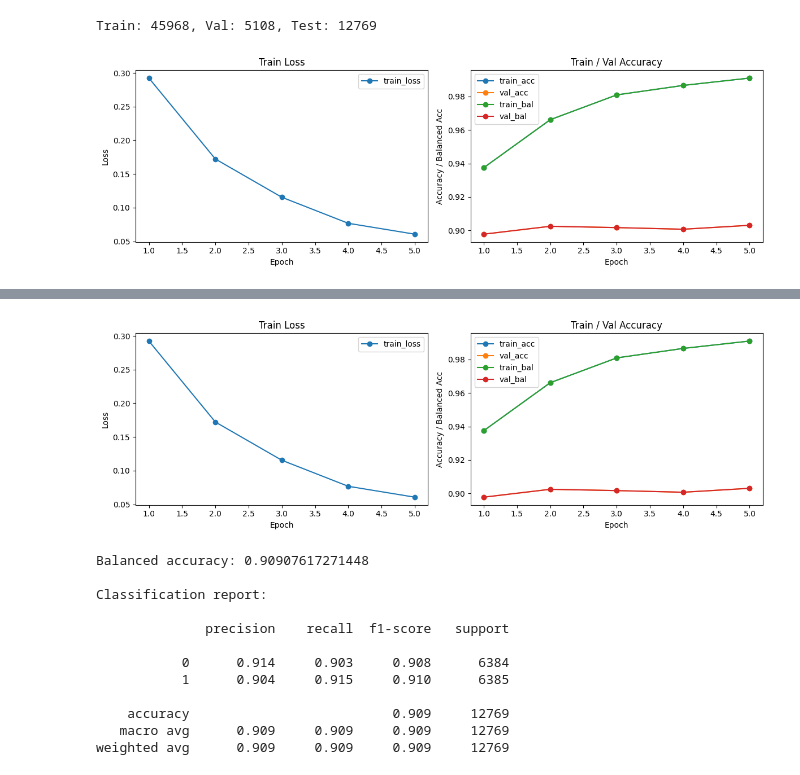
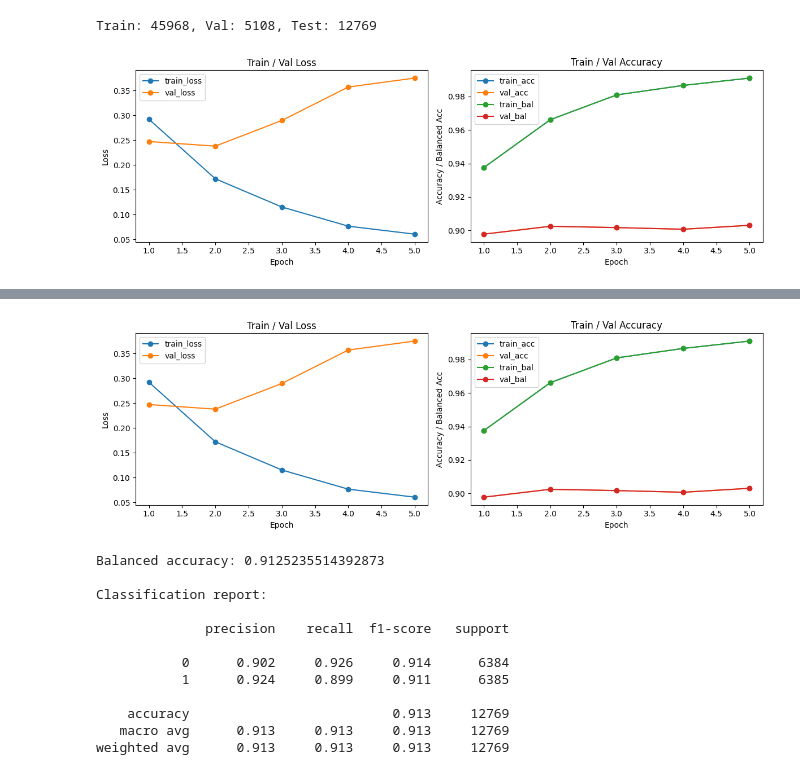
Before and after one commit to mcfiet/german-to-simple-language-metric, a Jupyter notebook: notebooks/sbert_finetune.ipynb, the cells around one changed output, grey strips where cells are left out. Drawn from its saved outputs; the diff is of its cells as text; code cells hidden in the pictures.

Commit message:
feat: implement early stopping

```diff
--- a/notebooks/sbert_finetune.ipynb
+++ b/notebooks/sbert_finetune.ipynb
@@ -19,7 +19,7 @@ MODEL_NAME = 'sentence-transformers/paraphrase-multilingual-MiniLM-L12-v2'
 TEST_SIZE = 0.2
 VAL_SIZE = 0.1
 BATCH_SIZE = 32
-EPOCHS = 5
+EPOCHS = 10
 LEARNING_RATE = 5e-5
 WEIGHT_DECAY = 0.01
 FREEZE_ENCODER = False
@@ -122,18 +122,25 @@ def eval_split(sentences, labels):
     bal = balanced_accuracy_score(labels, preds)
     return acc, bal
 
-# Live plotting trackers
+# Live plotting + early stopping trackers
 train_loss_hist, train_acc_hist, train_bal_hist = [], [], []
-val_acc_hist, val_bal_hist = [], []
+val_acc_hist, val_bal_hist, val_loss_hist = [], [], []
 fig, axes = plt.subplots(1, 2, figsize=(12, 4))
+
+patience = 3
+min_delta = 1e-4
+best_val_loss = float('inf')
+epochs_no_improve = 0
+best_state = None
 
 def plot_live(epochs_ran):
     axes[0].clear()
     axes[1].clear()
     axes[0].plot(epochs_ran, train_loss_hist, marker='o', label='train_loss')
+    axes[0].plot(epochs_ran, val_loss_hist, marker='o', label='val_loss')
     axes[0].set_xlabel('Epoch')
     axes[0].set_ylabel('Loss')
-    axes[0].set_title('Train Loss')
+    axes[0].set_title('Train / Val Loss')
     axes[0].legend()
 
     axes[1].plot(epochs_ran, train_acc_hist, marker='o', label='train_acc')
@@ -150,34 +157,69 @@ def plot_live(epochs_ran):
     display(fig)
 
 for epoch in range(EPOCHS):
     model.train()
     classifier.train()
     total_loss = 0.0
     for features, labels in train_dataloader:
         labels = labels.to(DEVICE)
         logits = forward_batch(features)
         loss = criterion(logits, labels)
         optimizer.zero_grad()
         loss.backward()
         optimizer.step()
         total_loss += loss.item()
 
     avg_loss = total_loss / len(train_dataloader)
     train_acc, train_bal = eval_split(list(X_train), list(map(int, y_train)))
     val_acc, val_bal = eval_split(val_sentences, val_labels)
 
     train_loss_hist.append(avg_loss)
     train_acc_hist.append(train_acc)
     train_bal_hist.append(train_bal)
     val_acc_hist.append(val_acc)
     val_bal_hist.append(val_bal)
+
+    # For early stopping, approximate val loss using logits
+    model.eval(); classifier.eval()
+    with torch.no_grad():
+        val_logits = []
+        val_targets = []
+        for i in range(0, len(val_sentences), BATCH_SIZE):
+            batch_sents = val_sentences[i:i+BATCH_SIZE]
+            batch_labels = torch.tensor(val_labels[i:i+BATCH_SIZE], device=DEVICE)
+            feats = model.tokenize(batch_sents)
+            logits = forward_batch(feats)
+            val_logits.append(logits.cpu())
+            val_targets.append(batch_labels.cpu())
+        val_logits = torch.cat(val_logits)
+        val_targets = torch.cat(val_targets)
+        val_loss = criterion(val_logits, val_targets).item()
+    val_loss_hist.append(val_loss)
+
+    improved = val_loss + min_delta < best_val_loss
+    if improved:
+        best_val_loss = val_loss
+        epochs_no_improve = 0
+        best_state = {
+            'model': {k: v.detach().cpu().clone() for k, v in model.state_dict().items()},
+            'classifier': {k: v.detach().cpu().clone() for k, v in classifier.state_dict().items()},
+        }
+    else:
+        epochs_no_improve += 1
+
     epochs_ran = range(1, len(train_loss_hist) + 1)
-
+    plot_live(epochs_ran)
 
     print(f"Epoch {epoch+1}/{EPOCHS} - loss {avg_loss:.4f} "
           f"train_acc {train_acc:.3f} train_bal {train_bal:.3f} "
-          f"val_acc {val_acc:.3f} val_bal {val_bal:.3f}")
+          f"val_acc {val_acc:.3f} val_bal {val_bal:.3f} val_loss {val_loss:.4f}")
 
-plot_live(epochs_ran)
+    if epochs_no_improve >= patience:
+        print(f"Early stopping at epoch {epoch+1} (patience={patience})")
+        break
+
+if best_state:
+    model.load_state_dict(best_state['model'])
+    classifier.load_state_dict(best_state['classifier'])
 # %% [output]
-[figure, old version]
+[figure, new version]
@@ -184,4 +228,4 @@ plot_live(epochs_ran)
-[figure, old version]
+[figure, new version]
 # %%
 from sklearn.metrics import classification_report, balanced_accuracy_score
 
@@ -203,15 +247,15 @@ print('Balanced accuracy:', balanced_accuracy_score(test_labels, preds))
 print('\nClassification report:\n')
 print(classification_report(test_labels, preds, digits=3))
 # %% [output]
-Balanced accuracy: 0.90907617271448
+Balanced accuracy: 0.9125235514392873
 
 Classification report:
 
               precision    recall  f1-score   support
 
-           0      0.914     0.903     0.908      6384
-           1      0.904     0.915     0.910      6385
+           0      0.902     0.926     0.914      6384
+           1      0.924     0.899     0.911      6385
 
-    accuracy                          0.909     12769
-   macro avg      0.909     0.909     0.909     12769
-weighted avg      0.909     0.909     0.909     12769
+    accuracy                          0.913     12769
+   macro avg      0.913     0.913     0.913     12769
+weighted avg      0.913     0.913     0.913     12769
```
Also changed, not shown: parts of 1 cell of this notebook.
